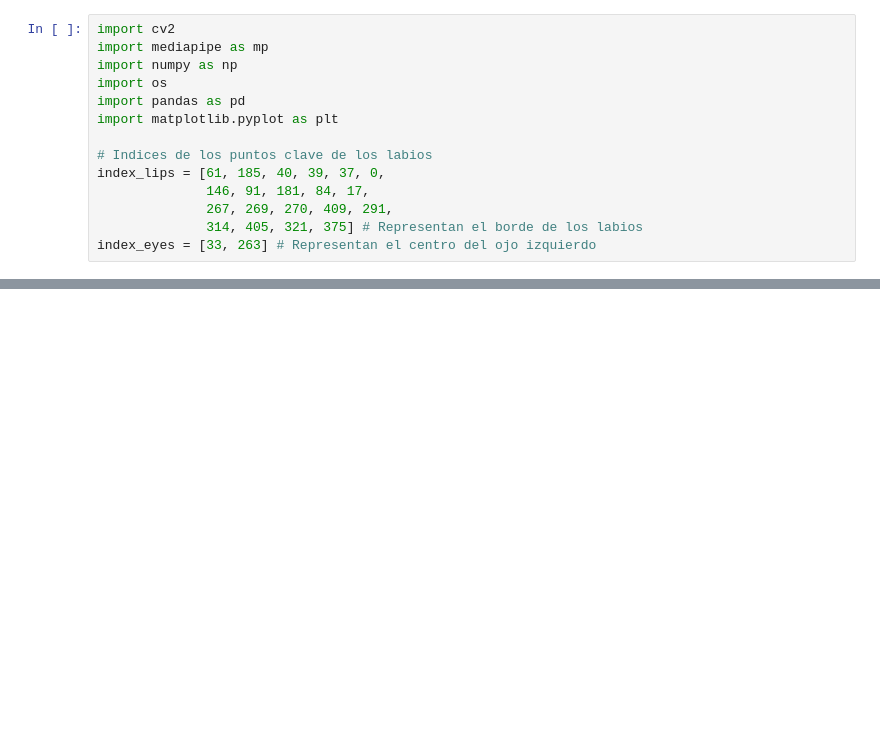
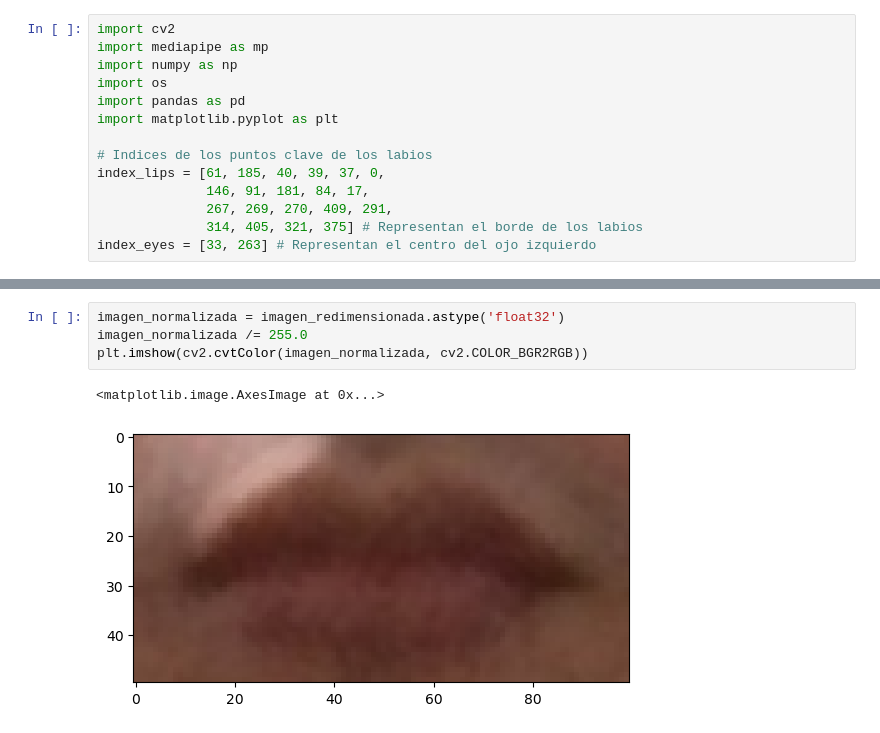
Before and after one commit to j4v1t00/Lip-Reading-for-Silent-Speech-Recognition-using-3D-Convolution, a Jupyter notebook: Lip Reading - Word recognition/Mouth_Extraction.ipynb, the cells around one changed output, grey strips where cells are left out. Drawn from its saved outputs; the diff is of its cells as text; blank space fills up the shorter version.

```diff
--- a/Lip Reading - Word recognition/Mouth_Extraction.ipynb
+++ b/Lip Reading - Word recognition/Mouth_Extraction.ipynb
@@ -68,0 +89,7 @@ plt.imshow(cv2.cvtColor(cuadrado, cv2.COLOR_BGR2RGB))
+# %%
+imagen_normalizada = imagen_redimensionada.astype('float32')
+imagen_normalizada /= 255.0
+plt.imshow(cv2.cvtColor(imagen_normalizada, cv2.COLOR_BGR2RGB))
+# %% [output]
+<matplotlib.image.AxesImage at 0x...>
+[figure, added]
```
Also changed, not shown: parts of 9 cells of this notebook, 19 other files.
